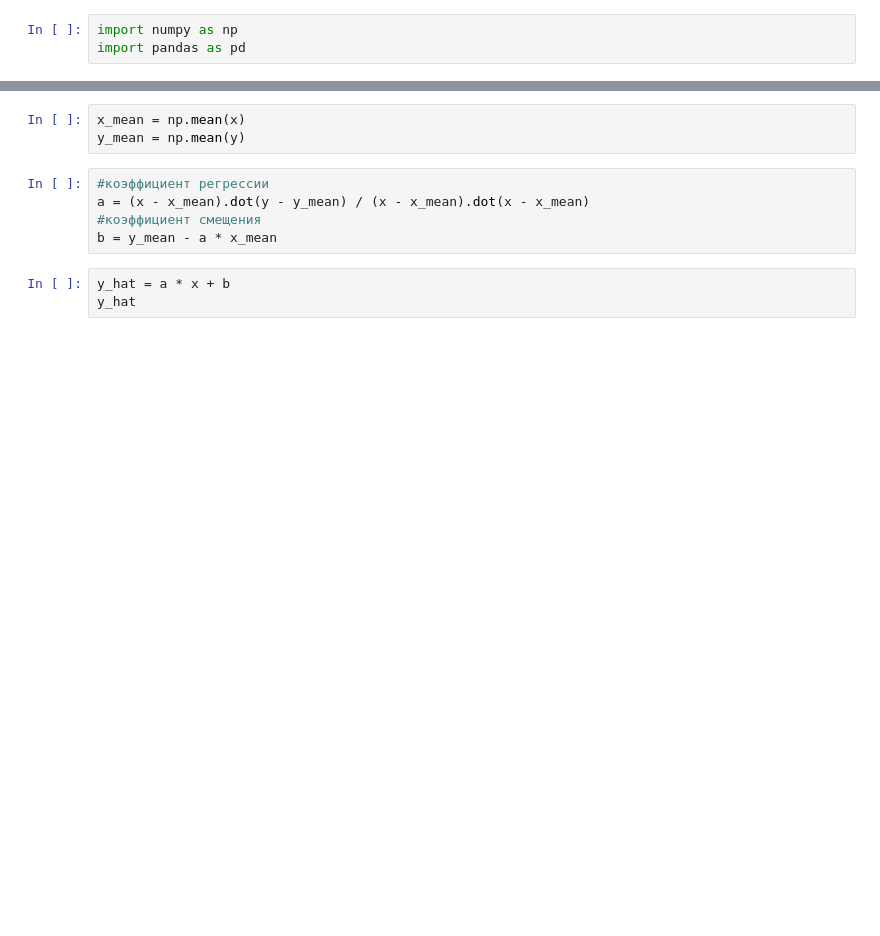
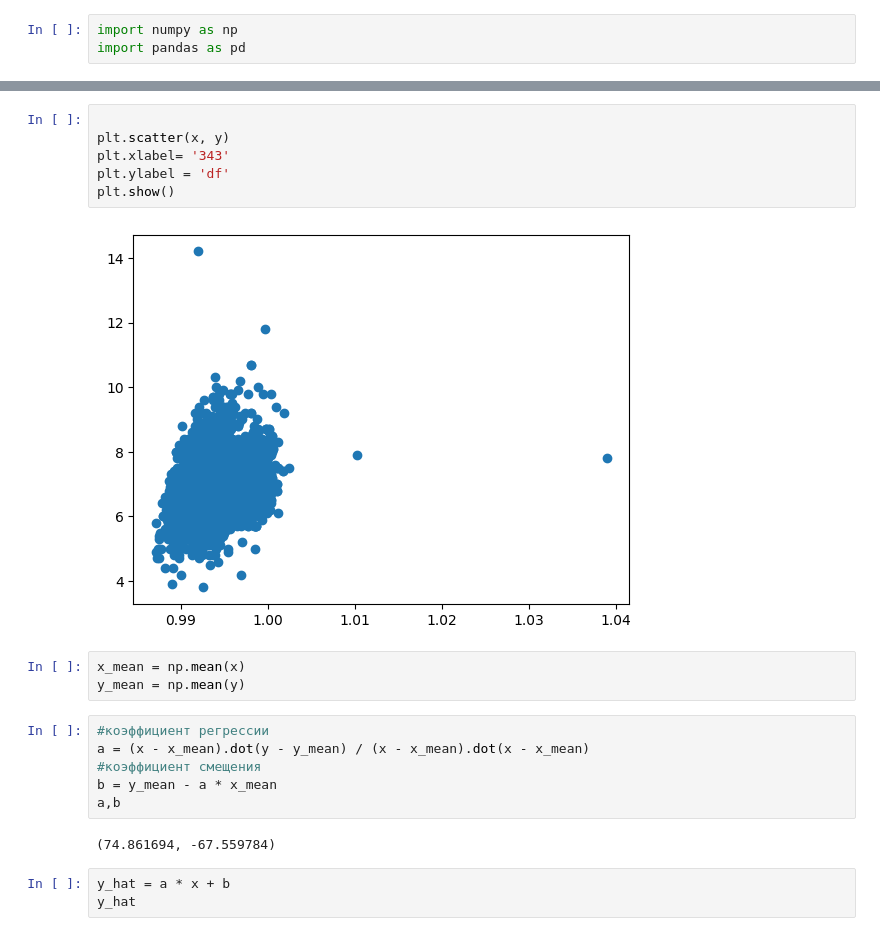
Before and after one commit to kjxeez/machine-learning, a Jupyter notebook: linear-regression.ipynb, the cells around one changed output, grey strips where cells are left out. Cells and saved outputs as stored; diff of their text form; blank space fills up the shorter version.

```diff
--- a/linear-regression.ipynb
+++ b/linear-regression.ipynb
@@ -171,3 +214,11 @@ plt.scatter(x, y)
+# %%
+
+plt.scatter(x, y)
+plt.xlabel= '343'
+plt.ylabel = 'df'
+plt.show()
+# %% [output]
+[figure, added]
 # %%
 x_mean = np.mean(x)
 y_mean = np.mean(y)
@@ -176,6 +227,9 @@ y_mean = np.mean(y)
 a = (x - x_mean).dot(y - y_mean) / (x - x_mean).dot(x - x_mean)
 #коэффициент смещения
 b = y_mean - a * x_mean
+a,b
+# %% [output]
+(74.861694, -67.559784)
 # %%
 y_hat = a * x + b
 y_hat
```
Also changed, not shown: parts of 29 cells of this notebook.
